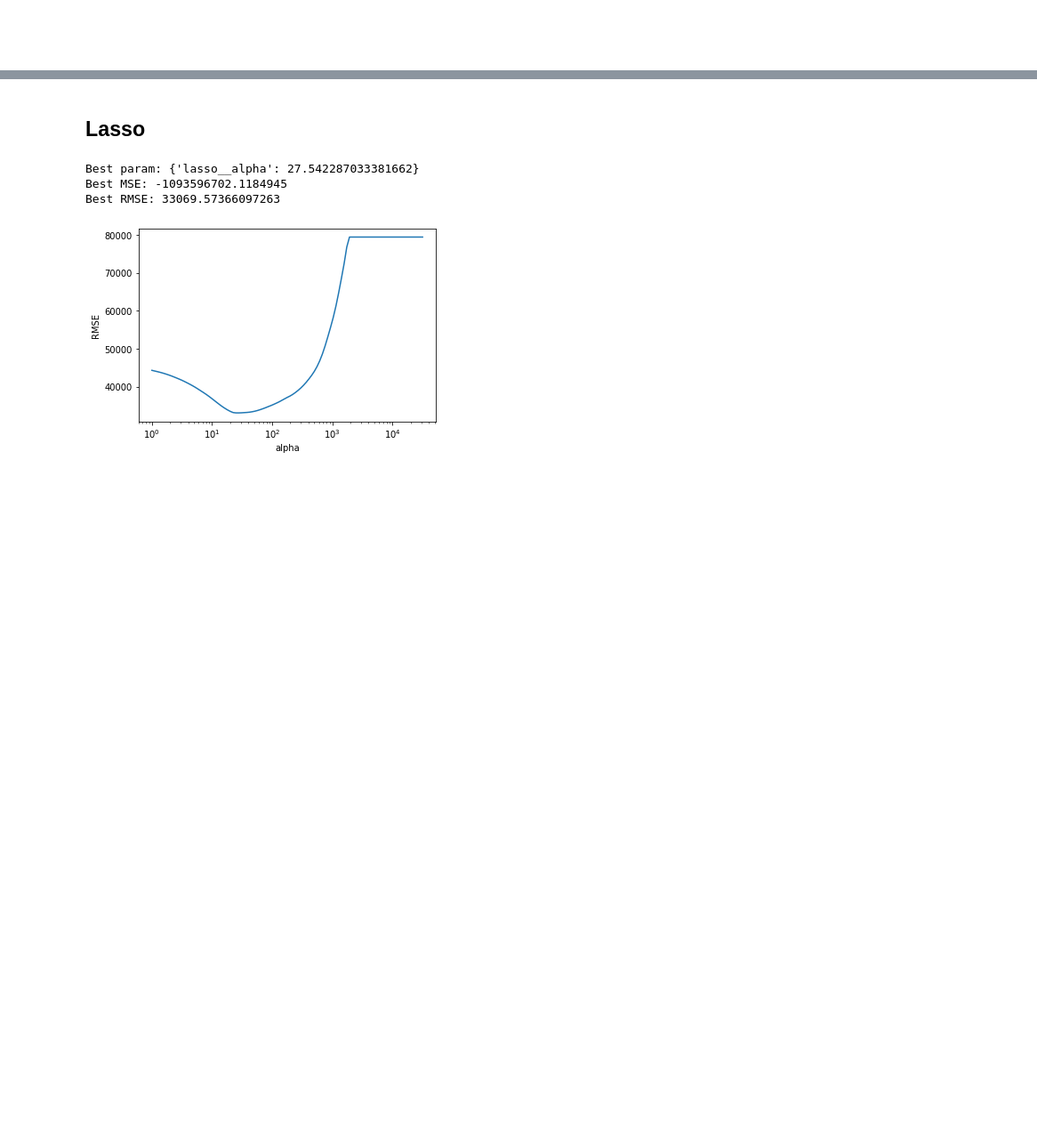
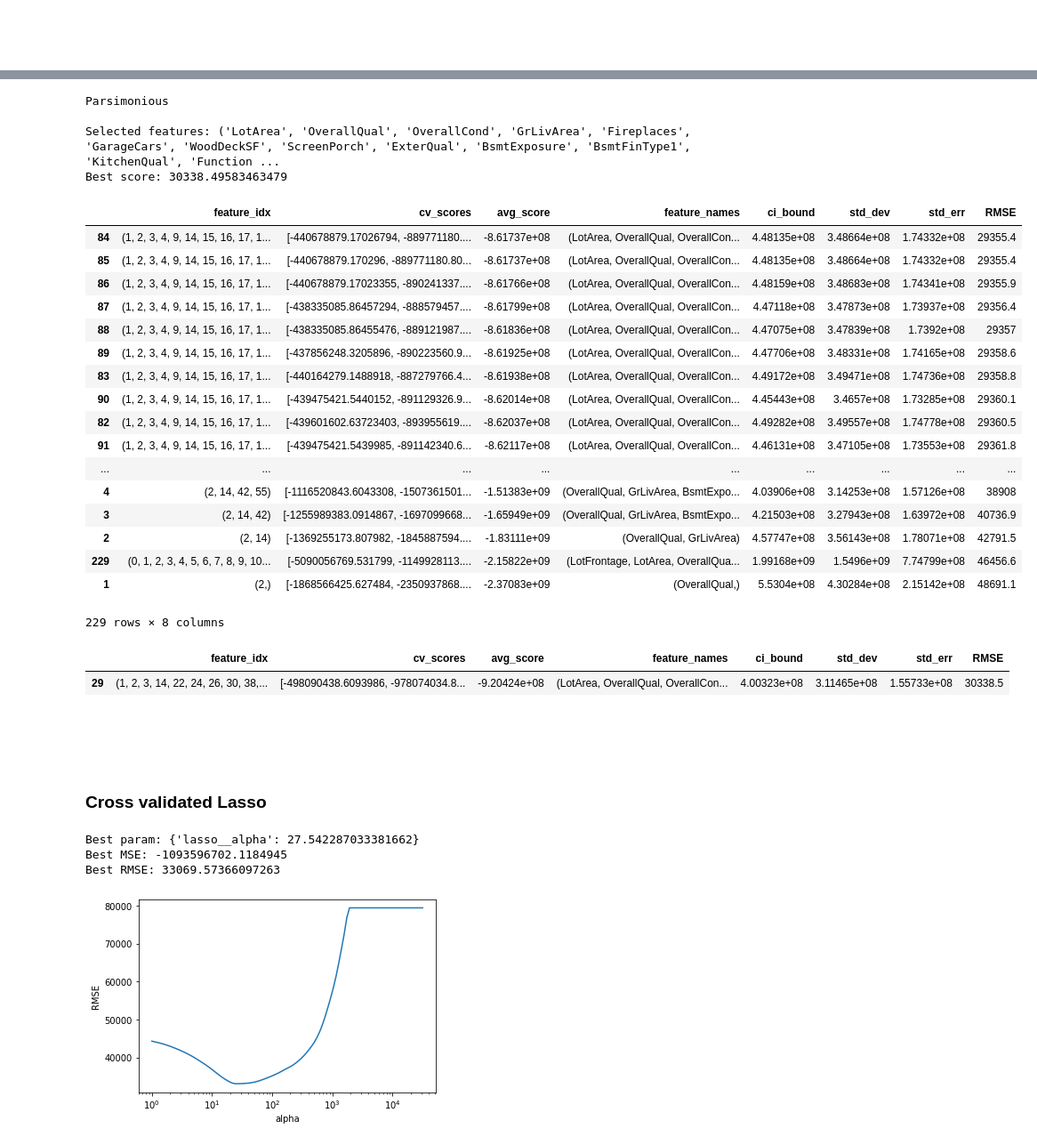
Before and after one commit to W-Tran/advanced-regression-techniques, a Jupyter notebook: advanced-regression-techniques.ipynb, the cells around one changed output, grey strips where cells are left out. Shown at 89% size. Saved outputs shown, nothing was run; the diff lists cells and outputs as text; code cells hidden in the pictures; blank space fills up the shorter version.

Commit message:
Run sfs to select features

```diff
--- a/advanced-regression-techniques.ipynb
+++ b/advanced-regression-techniques.ipynb
@@ -614,0 +635,17 @@ Since there are many features, most of which have a high VIF (>15), we must perf
+# %%
+feat_names = list(train_df.columns)
+sfs_pipe = Pipeline([('lotfront_imp', SimpleImputer(strategy='median')),
+                       ('lin_regr', LinearRegression()),
+                      ])
+
+sfs = SFS(sfs_pipe,
+          k_features='parsimonious',
+          forward=True,
+          floating=True,
+          verbose=2,
+          scoring='neg_mean_squared_error',
+          cv=5,
+          n_jobs=4
+         )
+
+sfs = sfs.fit(train_df.values, train_labels['SalePrice'], custom_feature_names=feat_names)
@@ -615,5 +670,47 @@ Since there are many features, most of which have a high VIF (>15), we must perf
+# %%
+print("Parsimonious\n")
+print("Selected features: {}".format(sfs.k_feature_names_))
+print("Best score: {}".format(np.sqrt(-sfs.k_score_)))
+# %% [output]
+Parsimonious
+
+Selected features: ('LotArea', 'OverallQual', 'OverallCond', 'GrLivArea', 'Fireplaces', 'GarageCars', 'WoodDeckSF', 'ScreenPorch', 'ExterQual', 'BsmtExposure', 'BsmtFinType1', 'KitchenQual', 'Function ...
+Best score: 30338.49583463479
+# %%
+sfs_scores = pd.DataFrame.from_dict(sfs.get_metric_dict()).T
+sfs_scores.to_csv("data/sfs_df.csv", index=False)
+sfs_scores['RMSE'] = (-sfs_scores['avg_score'])**0.5
+# %%
+sfs_scores.sort_values('avg_score', ascending=False)
+# %% [output]
+|  | feature_idx | cv_scores | avg_score | feature_names | ci_bound | std_dev | std_err | RMSE |
+| 84 | (1, 2, 3, 4, 9, 14, 15, 16, 17, 1... | [-440678879.17026794, -889771180.... | -8.61737e+08 | (LotArea, OverallQual, OverallCon... | 4.48135e+08 | 3.48664e+08 | 1.74332e+08 | 29355.4 |
+| 85 | (1, 2, 3, 4, 9, 14, 15, 16, 17, 1... | [-440678879.170296, -889771180.80... | -8.61737e+08 | (LotArea, OverallQual, OverallCon... | 4.48135e+08 | 3.48664e+08 | 1.74332e+08 | 29355.4 |
+| 86 | (1, 2, 3, 4, 9, 14, 15, 16, 17, 1... | [-440678879.17023355, -890241337.... | -8.61766e+08 | (LotArea, OverallQual, OverallCon... | 4.48159e+08 | 3.48683e+08 | 1.74341e+08 | 29355.9 |
+| 87 | (1, 2, 3, 4, 9, 14, 15, 16, 17, 1... | [-438335085.86457294, -888579457.... | -8.61799e+08 | (LotArea, OverallQual, OverallCon... | 4.47118e+08 | 3.47873e+08 | 1.73937e+08 | 29356.4 |
+| 88 | (1, 2, 3, 4, 9, 14, 15, 16, 17, 1... | [-438335085.86455476, -889121987.... | -8.61836e+08 | (LotArea, OverallQual, OverallCon... | 4.47075e+08 | 3.47839e+08 | 1.7392e+08 | 29357 |
+| 89 | (1, 2, 3, 4, 9, 14, 15, 16, 17, 1... | [-437856248.3205896, -890223560.9... | -8.61925e+08 | (LotArea, OverallQual, OverallCon... | 4.47706e+08 | 3.48331e+08 | 1.74165e+08 | 29358.6 |
+| 83 | (1, 2, 3, 4, 9, 14, 15, 16, 17, 1... | [-440164279.1488918, -887279766.4... | -8.61938e+08 | (LotArea, OverallQual, OverallCon... | 4.49172e+08 | 3.49471e+08 | 1.74736e+08 | 29358.8 |
+| 90 | (1, 2, 3, 4, 9, 14, 15, 16, 17, 1... | [-439475421.5440152, -891129326.9... | -8.62014e+08 | (LotArea, OverallQual, OverallCon... | 4.45443e+08 | 3.4657e+08 | 1.73285e+08 | 29360.1 |
+| 82 | (1, 2, 3, 4, 9, 14, 15, 16, 17, 1... | [-439601602.63723403, -893955619.... | -8.62037e+08 | (LotArea, OverallQual, OverallCon... | 4.49282e+08 | 3.49557e+08 | 1.74778e+08 | 29360.5 |
+| 91 | (1, 2, 3, 4, 9, 14, 15, 16, 17, 1... | [-439475421.5439985, -891142340.6... | -8.62117e+08 | (LotArea, OverallQual, OverallCon... | 4.46131e+08 | 3.47105e+08 | 1.73553e+08 | 29361.8 |
+| ... | ... | ... | ... | ... | ... | ... | ... | ... |
+| 4 | (2, 14, 42, 55) | [-1116520843.6043308, -1507361501... | -1.51383e+09 | (OverallQual, GrLivArea, BsmtExpo... | 4.03906e+08 | 3.14253e+08 | 1.57126e+08 | 38908 |
+| 3 | (2, 14, 42) | [-1255989383.0914867, -1697099668... | -1.65949e+09 | (OverallQual, GrLivArea, BsmtExpo... | 4.21503e+08 | 3.27943e+08 | 1.63972e+08 | 40736.9 |
+| 2 | (2, 14) | [-1369255173.807982, -1845887594.... | -1.83111e+09 | (OverallQual, GrLivArea) | 4.57747e+08 | 3.56143e+08 | 1.78071e+08 | 42791.5 |
+| 229 | (0, 1, 2, 3, 4, 5, 6, 7, 8, 9, 10... | [-5090056769.531799, -1149928113.... | -2.15822e+09 | (LotFrontage, LotArea, OverallQua... | 1.99168e+09 | 1.5496e+09 | 7.74799e+08 | 46456.6 |
+| 1 | (2,) | [-1868566425.627484, -2350937868.... | -2.37083e+09 | (OverallQual,) | 5.5304e+08 | 4.30284e+08 | 2.15142e+08 | 48691.1 |
+229 rows × 8 columns
+# %%
+sfs_scores[sfs_scores['avg_score']==sfs.k_score_]
+# %% [output]
+|  | feature_idx | cv_scores | avg_score | feature_names | ci_bound | std_dev | std_err | RMSE |
+| 29 | (1, 2, 3, 14, 22, 24, 26, 30, 38,... | [-498090438.6093986, -978074034.8... | -9.20424e+08 | (LotArea, OverallQual, OverallCon... | 4.00323e+08 | 3.11465e+08 | 1.55733e+08 | 30338.5 |
+# %% [markdown]
+<br>
+<br>
 # %% [markdown]
-## Lasso
+### Cross validated Lasso
 # %%
 lasso_pipe = Pipeline([('lotfront_imp', SimpleImputer(strategy='median')),
                        #('scale', StandardScaler()),
```
Also changed, not shown: parts of 15 cells of this notebook.
